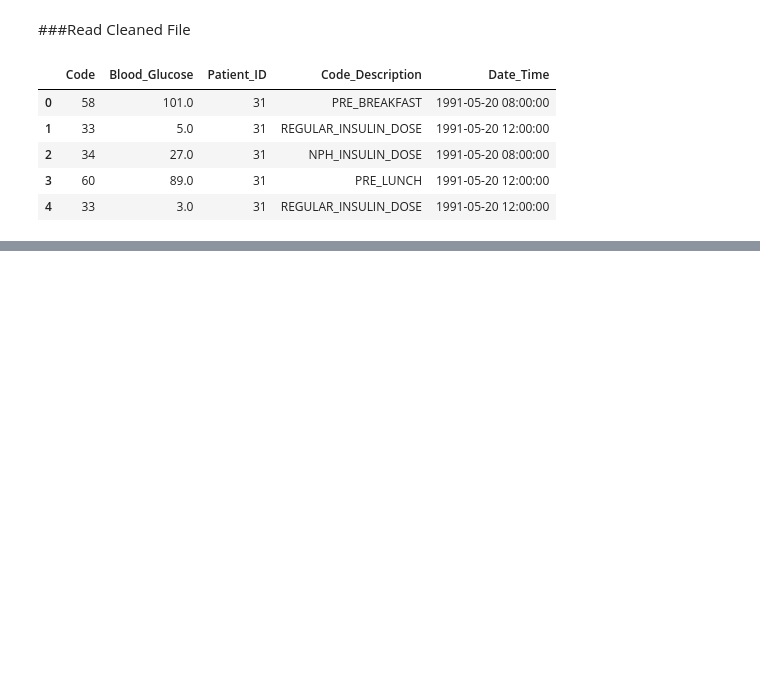
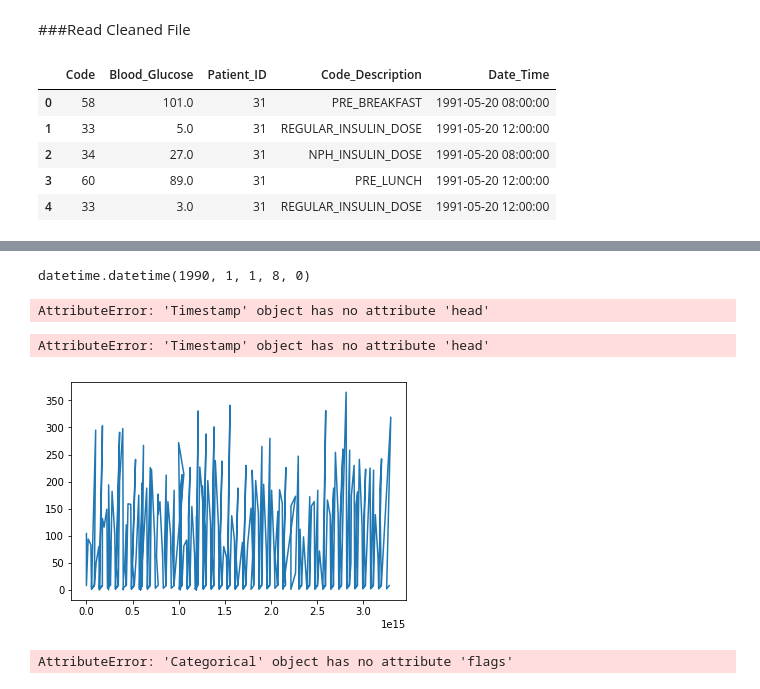
Before and after one commit to johngunaseelan/Hypoglycemia-Detection, a Jupyter notebook: Code/Machine-Learning.ipynb, the cells around one changed output, grey strips where cells are left out. Cells and saved outputs as stored; diff of their text form; code cells hidden in the pictures; blank space fills up the shorter version.

```diff
--- a/Code/Machine-Learning.ipynb
+++ b/Code/Machine-Learning.ipynb
@@ -31,0 +116,2 @@ df.head()
+# %%
+df['Date_Time'] = pd.to_datetime(df['Date_Time'])
@@ -31,0 +127,23 @@ df.head()
+# %%
+datetime.combine(x, df.iloc[0,4].time())
+# %% [output]
+datetime.datetime(1990, 1, 1, 8, 0)
+# %%
+df['Date_Time'] - pd.to_datetime('1900-01-01', format='%Y-%m-%d').head()
+# %% [output]
+AttributeError: 'Timestamp' object has no attribute 'head'
+# %%
+df['Date_Time'] - df['Date_Time'].min().head()
+# %% [output]
+AttributeError: 'Timestamp' object has no attribute 'head'
+# %%
+for i in range(1, 70):
+    df.loc[df['Patient_ID']==i,'time_delta'] = df.loc[df['Patient_ID']==i,'Date_Time'] - df.loc[df['Patient_ID']==i,'Date_Time'].min()
+# %%
+df4 = df.loc[df['Patient_ID']==4]
+
+plt.plot(df4['time_delta'], df4['Blood_Glucose'])
+
+plt.show()
+# %% [output]
+[figure, added]
@@ -31,0 +152,4 @@ df.head()
+# %%
+df.resample('180T').median()
+# %% [output]
+AttributeError: 'Categorical' object has no attribute 'flags'
```
Also changed, not shown: parts of 16 cells of this notebook, 2 other files.
